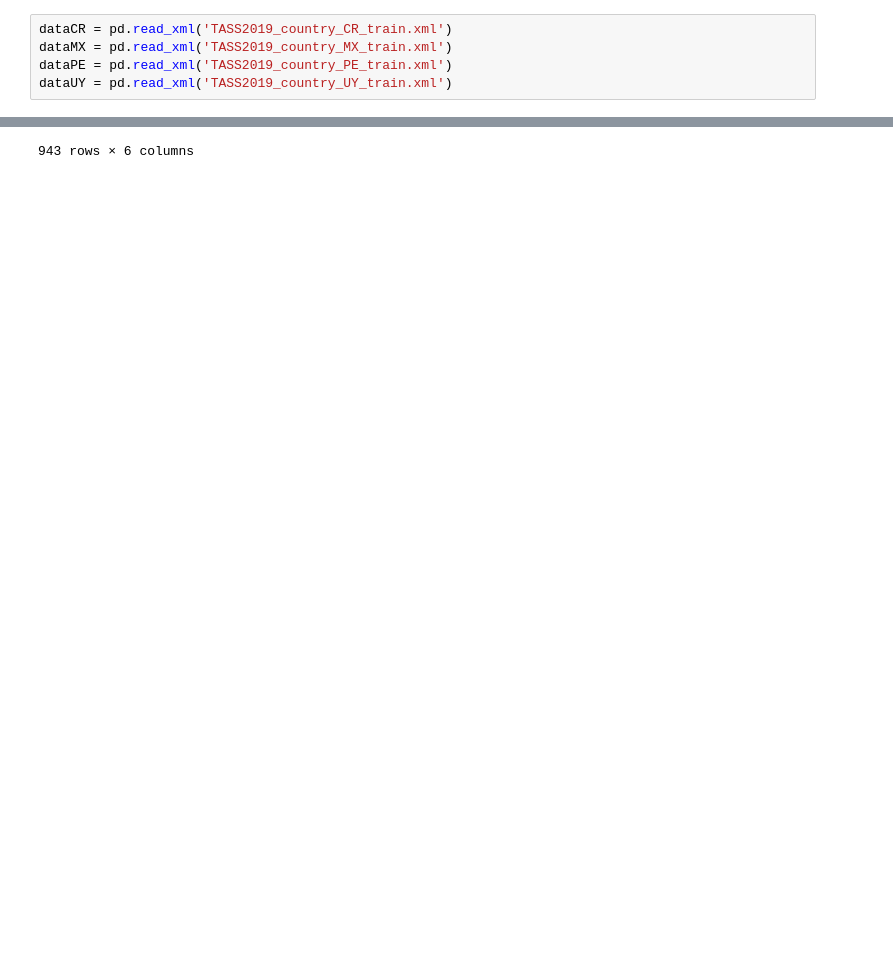
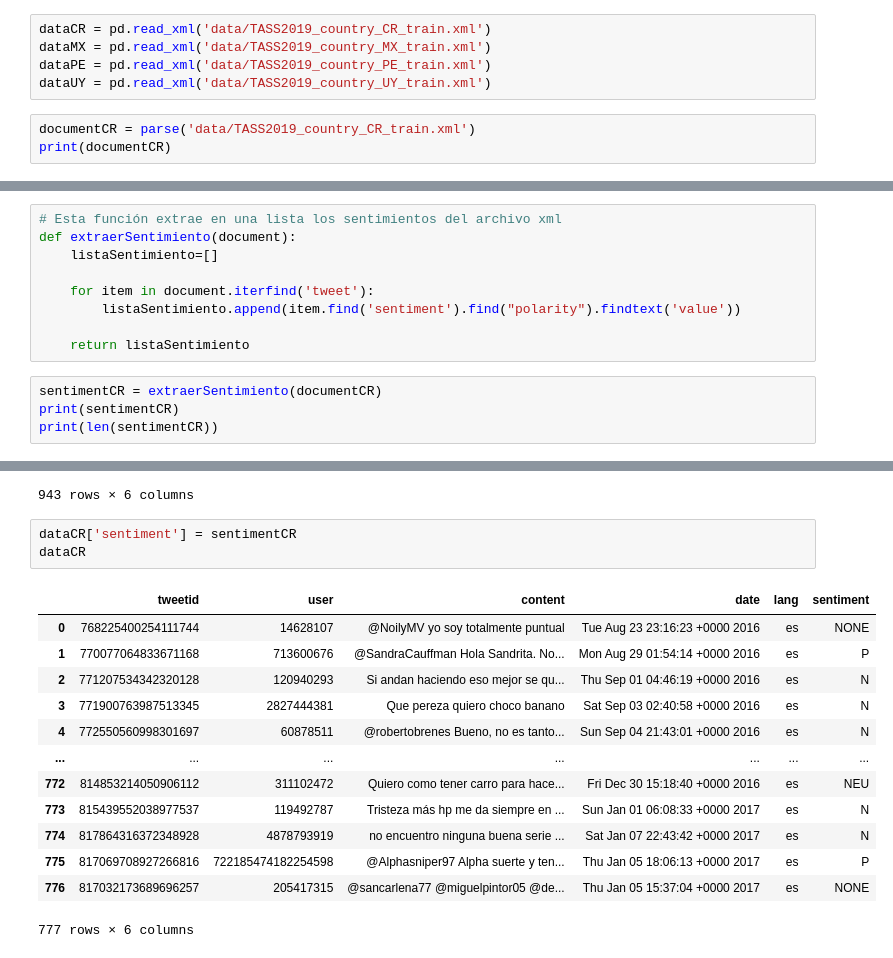
Before and after one commit to aarivera7/Extraxt-_XML, a Jupyter notebook: Extract_XML.ipynb, the cells around one changed output, grey strips where cells are left out. Saved outputs shown, nothing was run; the diff lists cells and outputs as text; blank space fills up the shorter version.

Commit message:
Subir archivos csv procesados
Se subio al repositorio el codigo completo de extraccion de los datos
del xml y los datas extraidos en XML, para su lectura.

```diff
--- a/Extract_XML.ipynb
+++ b/Extract_XML.ipynb
@@ -3,5 +5,8 @@ import pandas as pd
 # %%
-dataCR = pd.read_xml('TASS2019_country_CR_train.xml')
-dataMX = pd.read_xml('TASS2019_country_MX_train.xml')
-dataPE = pd.read_xml('TASS2019_country_PE_train.xml')
-dataUY = pd.read_xml('TASS2019_country_UY_train.xml')
+dataCR = pd.read_xml('data/TASS2019_country_CR_train.xml')
+dataMX = pd.read_xml('data/TASS2019_country_MX_train.xml')
+dataPE = pd.read_xml('data/TASS2019_country_PE_train.xml')
+dataUY = pd.read_xml('data/TASS2019_country_UY_train.xml')
+# %%
+documentCR = parse('data/TASS2019_country_CR_train.xml')
+print(documentCR)
@@ -7,0 +30,13 @@ dataUY = pd.read_xml('TASS2019_country_UY_train.xml')
+# %%
+# Esta función extrae en una lista los sentimientos del archivo xml
+def extraerSentimiento(document):
+    listaSentimiento=[]
+
+    for item in document.iterfind('tweet'):
+        listaSentimiento.append(item.find('sentiment').find("polarity").findtext('value'))
+
+    return listaSentimiento
+# %%
+sentimentCR = extraerSentimiento(documentCR)
+print(sentimentCR)
+print(len(sentimentCR))
@@ -69,3 +128,20 @@ dataUY
 | 941 | 813200690894045184 | 2257050336 | Viste cuando necesitas que alguie... | Mon Dec 26 01:52:07 +0000 2016 | es | NaN |
 | 942 | 813476406248275968 | 707984087085129729 | @cuervotinelli @candetinelli Maña... | Mon Dec 26 20:07:43 +0000 2016 | es | NaN |
 943 rows × 6 columns
+# %%
+dataCR['sentiment'] = sentimentCR
+dataCR
+# %% [output]
+|  | tweetid | user | content | date | lang | sentiment |
+| 0 | 768225400254111744 | 14628107 | @NoilyMV yo soy totalmente puntual | Tue Aug 23 23:16:23 +0000 2016 | es | NONE |
+| 1 | 770077064833671168 | 713600676 | @SandraCauffman Hola Sandrita. No... | Mon Aug 29 01:54:14 +0000 2016 | es | P |
+| 2 | 771207534342320128 | 120940293 | Si andan haciendo eso mejor se qu... | Thu Sep 01 04:46:19 +0000 2016 | es | N |
+| 3 | 771900763987513345 | 2827444381 | Que pereza quiero choco banano | Sat Sep 03 02:40:58 +0000 2016 | es | N |
+| 4 | 772550560998301697 | 60878511 | @robertobrenes Bueno, no es tanto... | Sun Sep 04 21:43:01 +0000 2016 | es | N |
+| ... | ... | ... | ... | ... | ... | ... |
+| 772 | 814853214050906112 | 311102472 | Quiero como tener carro para hace... | Fri Dec 30 15:18:40 +0000 2016 | es | NEU |
+| 773 | 815439552038977537 | 119492787 | Tristeza más hp me da siempre en ... | Sun Jan 01 06:08:33 +0000 2017 | es | N |
+| 774 | 817864316372348928 | 4878793919 | no encuentro ninguna buena serie ... | Sat Jan 07 22:43:42 +0000 2017 | es | N |
+| 775 | 817069708927266816 | 722185474182254598 | @Alphasniper97 Alpha suerte y ten... | Thu Jan 05 18:06:13 +0000 2017 | es | P |
+| 776 | 817032173689696257 | 205417315 | @sancarlena77 @miguelpintor05 @de... | Thu Jan 05 15:37:04 +0000 2017 | es | NONE |
+777 rows × 6 columns
```
Also changed, not shown: parts of 13 cells of this notebook, 4 other files.
